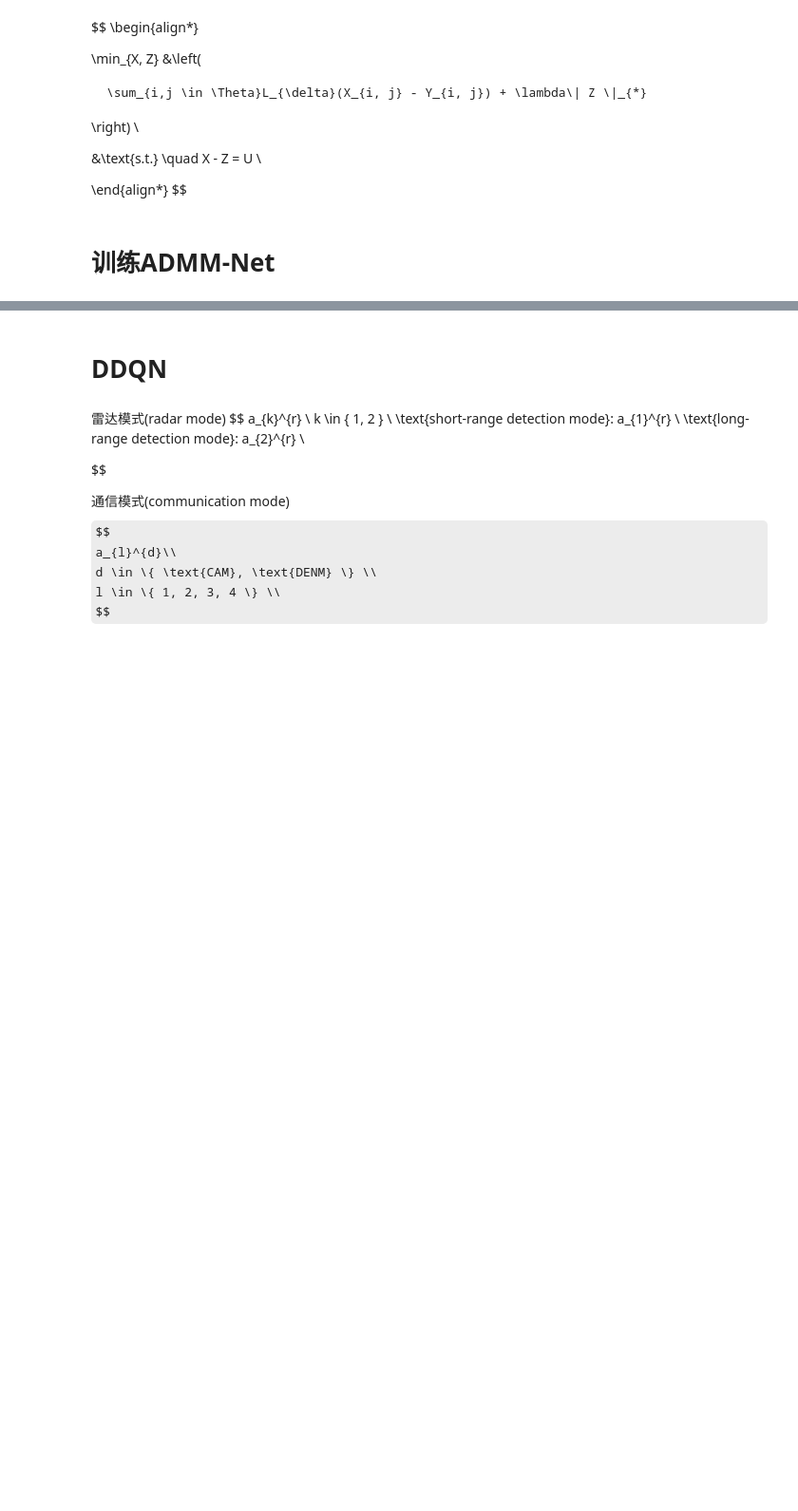
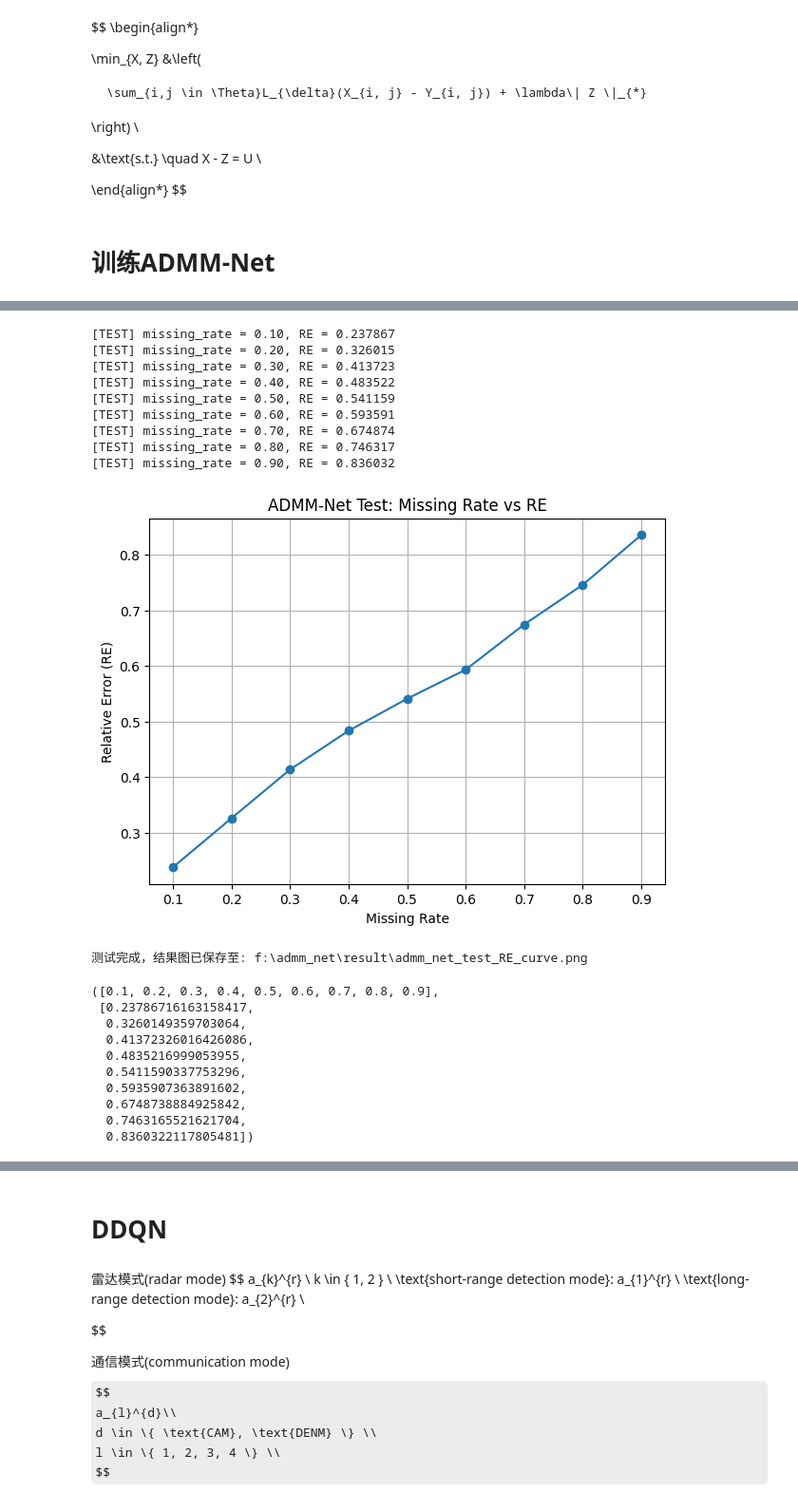
Before and after one commit to 3334643580/test_for_sharing_ipynb, a Jupyter notebook: test.ipynb, the cells around one changed output, grey strips where cells are left out. Shown at 95% size. Saved outputs shown, nothing was run; the diff lists cells and outputs as text; code cells hidden in the pictures; some formulas as TeX source; blank space fills up the shorter version.

```diff
--- a/test.ipynb
+++ b/test.ipynb
@@ -395,11 +400,11 @@ def generate_m(p_u, cam_frec = 0.7):
     m = torch.multinomial(probs, num_samples = 1)
     return m.squeeze(1)
 # %%
-def generate_state_accident_prob(batch_size, device="cpu"):
-    e, c = generate_env_c(batch_size, device) # e: [B,5], c: [B]
-    p_u = compute_p_u(e)                      # [B]
-    q = generate_q(p_u)                       # [B]
-    m = generate_m(p_u)                       # [B]
+def generate_state_and_unexpected_event_probability(batch_size, device = "cpu"):
+    e, c = generate_environmental_variable_and_channel_condition(batch_size, device) # e: [B,5], c: [B]
+    p_u = generate_unexpected_event_probability(e) # [B]
+    q = generate_denm_message_queue_state(p_u)  # [B]
+    m = generate_message_type(p_u)  # [B]
 
     c = c.unsqueeze(1)  # [B, 1]
     q = q.unsqueeze(1)  # [B, 1]
@@ -829,3 +796,6 @@ def calc_loss(tgt, pred, mask, z = None, delta = 1.0, lambda_coef = 0.0):
     return loss, cnt
 # %% [markdown]
 # 训练ADMM-Net
+# %%
+def generate_mask(tensor, missing_rate):
+    return (torch.rand_like(tensor) > missing_rate).float()
@@ -832,5 +891,4 @@ def calc_loss(tgt, pred, mask, z = None, delta = 1.0, lambda_coef = 0.0):
 # %%
-
 device = torch.device("cuda" if torch.cuda.is_available() else "cpu")
 
 model = AdmmNet(
@@ -840,4 +898,16 @@ model = AdmmNet(
     init_tau_z = 0.1
 ).to(device)
 
-optimizer = torch.optim.Adam(model.parameters(), lr = 1e-4)
+mlp = ConfigurableMLP([8, 32, 32, 32, 32, 32, 8]).to(device)
+
+optimizer = torch.optim.Adam(mlp.parameters(), lr = 1e-4)
+
+train_admm_net(
+    device = device,
+    model = mlp,
+    optimizer = optimizer,
+    start_epoch = 1,
+    end_epoch = 5000,
+    save_model_per_n_epoch = 100,
+    model_path = "admm.pth"
+)
@@ -843,0 +952,5 @@ optimizer = torch.optim.Adam(model.parameters(), lr = 1e-4)
+# %%
+def calc_re(tgt, pred):
+    num = torch.norm(tgt - pred, p = 'fro')
+    den = torch.norm(tgt, p = 'fro') + 1e-8
+    return (num / den).item()
@@ -843,0 +1004,27 @@ optimizer = torch.optim.Adam(model.parameters(), lr = 1e-4)
+# %%
+script_dir = os.getcwd()
+project_dir = os.path.dirname(script_dir)
+result_img_dir = os.path.join(project_dir, "result")
+test_admm_net(device, mlp, result_img_dir, batch_size = 1024)
+# %% [output]
+[TEST] missing_rate = 0.10, RE = 0.237867
+[TEST] missing_rate = 0.20, RE = 0.326015
+[TEST] missing_rate = 0.30, RE = 0.413723
+[TEST] missing_rate = 0.40, RE = 0.483522
+[TEST] missing_rate = 0.50, RE = 0.541159
+[TEST] missing_rate = 0.60, RE = 0.593591
+[TEST] missing_rate = 0.70, RE = 0.674874
+[TEST] missing_rate = 0.80, RE = 0.746317
+[TEST] missing_rate = 0.90, RE = 0.836032
+[figure, added]
+测试完成，结果图已保存至: f:\admm_net\result\admm_net_test_RE_curve.png
+([0.1, 0.2, 0.3, 0.4, 0.5, 0.6, 0.7, 0.8, 0.9],
+ [0.23786716163158417,
+  0.3260149359703064,
+  0.41372326016426086,
+  0.4835216999053955,
+  0.5411590337753296,
+  0.5935907363891602,
+  0.6748738884925842,
+  0.7463165521621704,
+  0.8360322117805481])
```
Also changed, not shown: parts of 49 cells of this notebook.
